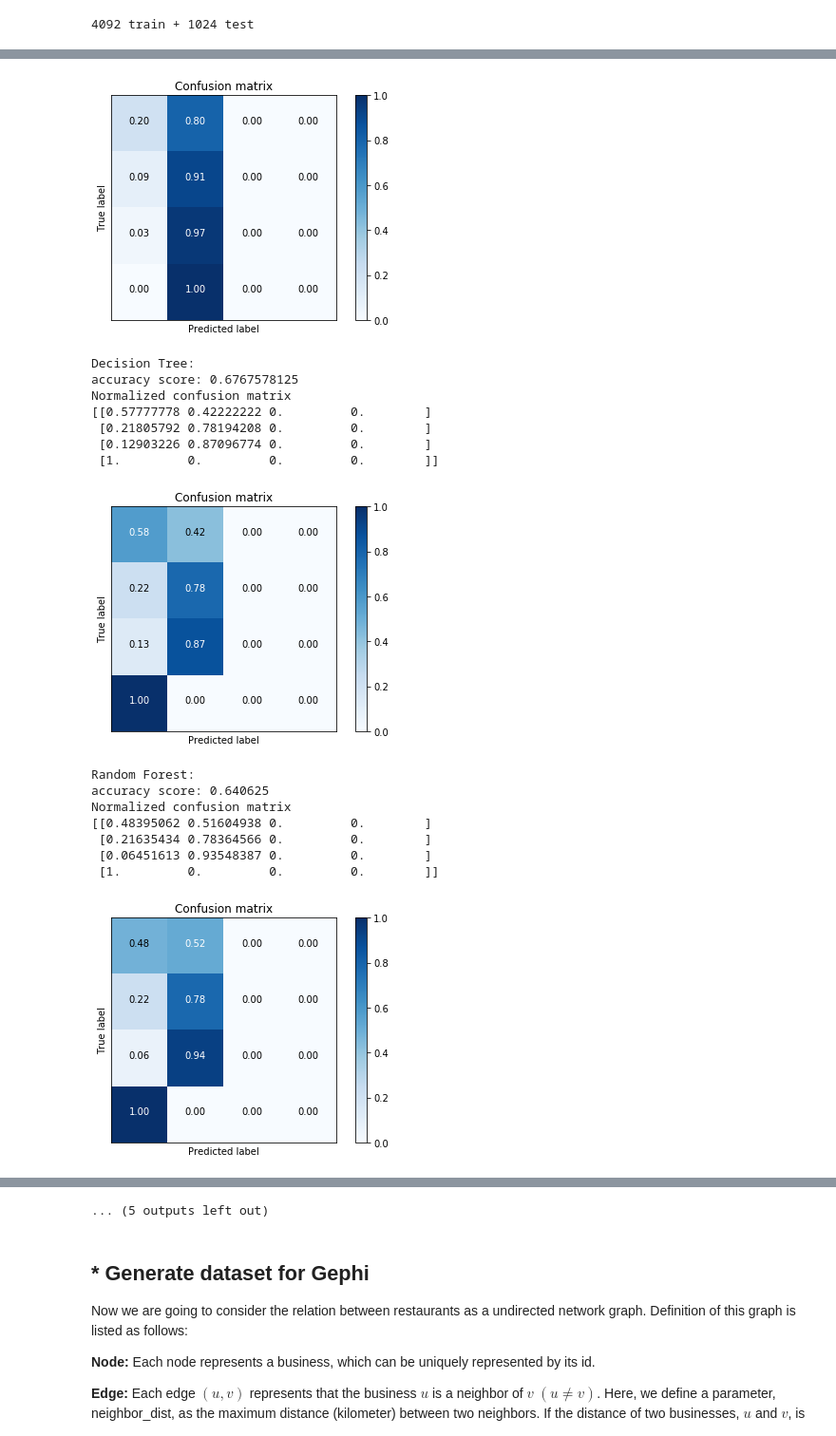
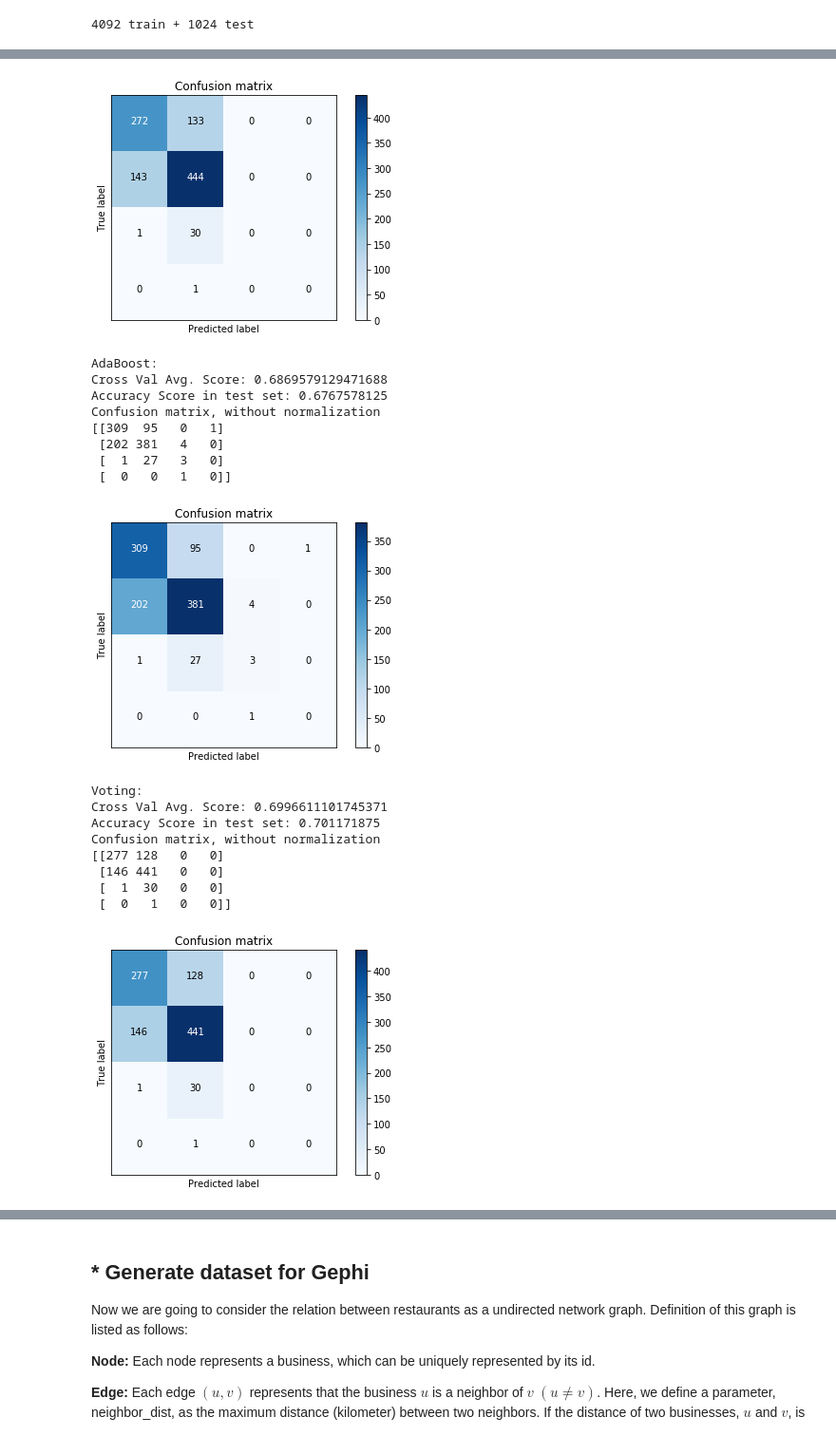
Before and after one commit to Enihsuns/Restaurant-Price-in-Virginia, a Jupyter notebook: FeatureProcessing/Coordinates.ipynb, the cells around one changed output, grey strips where cells are left out. Shown: that part at 95% size. Drawn from its saved outputs; the diff is of its cells as text; code cells hidden in the pictures.

Commit message:
Coordinates data update.

```diff
--- a/FeatureProcessing/Coordinates.ipynb
+++ b/FeatureProcessing/Coordinates.ipynb
@@ -317,3 +371,3 @@ with open(save_path, 'wb') as outfile:
 # %%
 with open(save_path, 'rb') as infile:
-    geo_biz_data = pickle.load(infile)
+    tract_df, geo_biz_data = pickle.load(infile)
@@ -319,0 +430,2 @@ with open(save_path, 'rb') as infile:
+# %%
+geo_biz_data = pd.merge(geo_biz_data, tract_price_df[['avg_price', 'num_restaurant', 'geoid']], on='geoid')
@@ -331,2 +488,5 @@ geo_biz_data = geo_biz_data.fillna(0)
+# %%
+X = geo_biz_data.drop(columns=['id', 'name', 'usps', 'geoid', 'price', 'latitude', 'longitude']).values
+y = geo_biz_data['price'].values
 # %%
 # Devide train/test data set
@@ -344,7 +502,7 @@ X_train = scaler.transform(X_train)
 X_test = scaler.transform(X_test)
 # %%
 def plot_confusion_matrix(cm, classes,
-                          normalize=True,
+                          normalize=False,
                           title='Confusion matrix',
                           cmap=plt.cm.Blues):
     """
@@ -383,36 +541,38 @@ from sklearn.svm import SVC
 from sklearn.gaussian_process import GaussianProcessClassifier
 from sklearn.gaussian_process.kernels import RBF
 from sklearn.tree import DecisionTreeClassifier
-from sklearn.ensemble import RandomForestClassifier, AdaBoostClassifier
+from sklearn.ensemble import RandomForestClassifier, AdaBoostClassifier, VotingClassifier
 from sklearn.naive_bayes import GaussianNB, MultinomialNB, ComplementNB, BernoulliNB
 from sklearn.discriminant_analysis import QuadraticDiscriminantAnalysis
 from sklearn.metrics import confusion_matrix, accuracy_score
 
 h = .02  # step size in the mesh
 
-names = ["Linear SVM", "RBF SVM",
-         "Decision Tree", "Random Forest", "Neural Net", "AdaBoost",
-         "Naive Bayes",  "BernoulliNB"]
+names = ["Linear SVM", "Decision Tree", "AdaBoost", "Voting"]
 
 classifiers = [
-    SVC(kernel="linear", C=0.025),
-    SVC(gamma=1, C=0.5),
-    DecisionTreeClassifier(max_depth=4),
-    RandomForestClassifier(max_depth=3, n_estimators=15, max_features=10),
-    MLPClassifier(alpha=0.5, hidden_layer_sizes=(1024, 512, 256)),
-    AdaBoostClassifier(),
-    GaussianNB(),
-    BernoulliNB()]
+    SVC(kernel="linear", C=0.01, decision_function_shape='ovo'),
+    DecisionTreeClassifier(max_depth=2),
+    AdaBoostClassifier(n_estimators=20),
+    VotingClassifier(estimators=[
+        ('svc', SVC(kernel="linear", C=0.01)),
+        ('rbf_svc', SVC(gamma=1, C=0.1, decision_function_shape='ovo')),
+        ('tree', DecisionTreeClassifier(max_depth=2)),
+        ('ada', AdaBoostClassifier(n_estimators=20))], voting='hard')
+]
 
 # iterate over classifiers
 for name, clf in zip(names, classifiers):
+    cross_scores = cross_val_score(clf, X_train, y_train, cv=5)
+
     clf.fit(X_train, y_train)
     y_pred = clf.predict(X_test)
 
     score = clf.score(X_test, y_test)
 
     print("{0}:".format(name))
-    print("accuracy score: {0}".format(score))
+    print('Cross Val Avg. Score:',np.mean(cross_scores))
+    print("Accuracy Score in test set: {0}".format(score))
 
     cnf_matrix = confusion_matrix(y_test, y_pred)
     plt.figure()
@@ -440,17 +602,19 @@ Normalized confusion matrix
-[figure, old version]
+[figure, new version]
-Decision Tree:
-accuracy score: 0.6767578125
-Normalized confusion matrix
-[[0.57777778 0.42222222 0.         0.        ]
- [0.21805792 0.78194208 0.         0.        ]
- [0.12903226 0.87096774 0.         0.        ]
- [1.         0.         0.         0.        ]]
+AdaBoost:
+Cross Val Avg. Score: 0.6869579129471688
+Accuracy Score in test set: 0.6767578125
+Confusion matrix, without normalization
+[[309  95   0   1]
+ [202 381   4   0]
+ [  1  27   3   0]
+ [  0   0   1   0]]
-[figure, old version]
+[figure, new version]
-Random Forest:
-accuracy score: 0.640625
-Normalized confusion matrix
-[[0.48395062 0.51604938 0.         0.        ]
- [0.21635434 0.78364566 0.         0.        ]
- [0.06451613 0.93548387 0.         0.        ]
- [1.         0.         0.         0.        ]]
+Voting:
+Cross Val Avg. Score: 0.6996611101745371
+Accuracy Score in test set: 0.701171875
+Confusion matrix, without normalization
+[[277 128   0   0]
+ [146 441   0   0]
+ [  1  30   0   0]
+ [  0   1   0   0]]
-[figure, old version]
+[figure, new version]
@@ -473,4 +622,3 @@ Normalized confusion matrix
-... (5 outputs left out)
 # %% [markdown]
 ## * Generate dataset for Gephi
 
```
Also changed, not shown: parts of 31 cells of this notebook, 3 other files.
